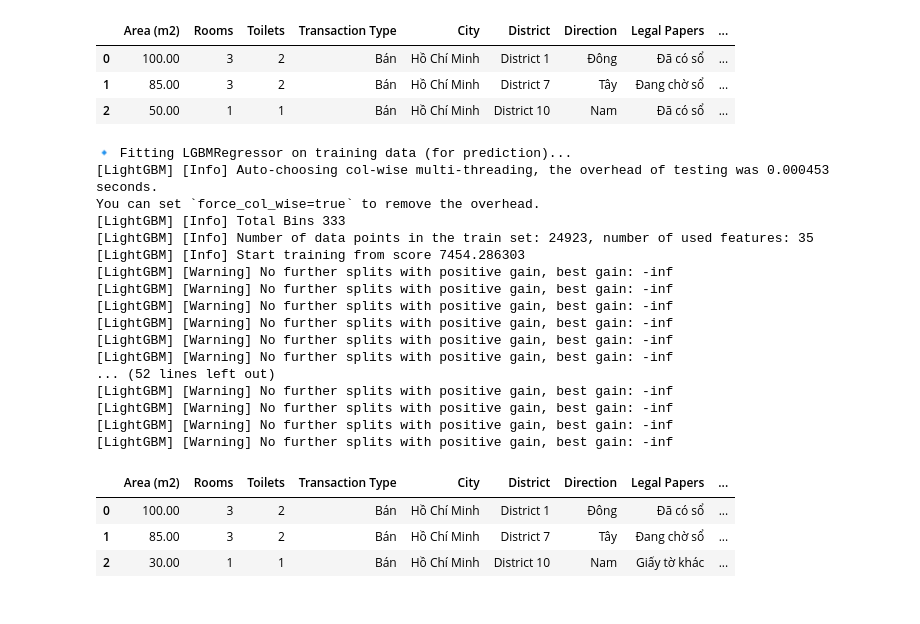
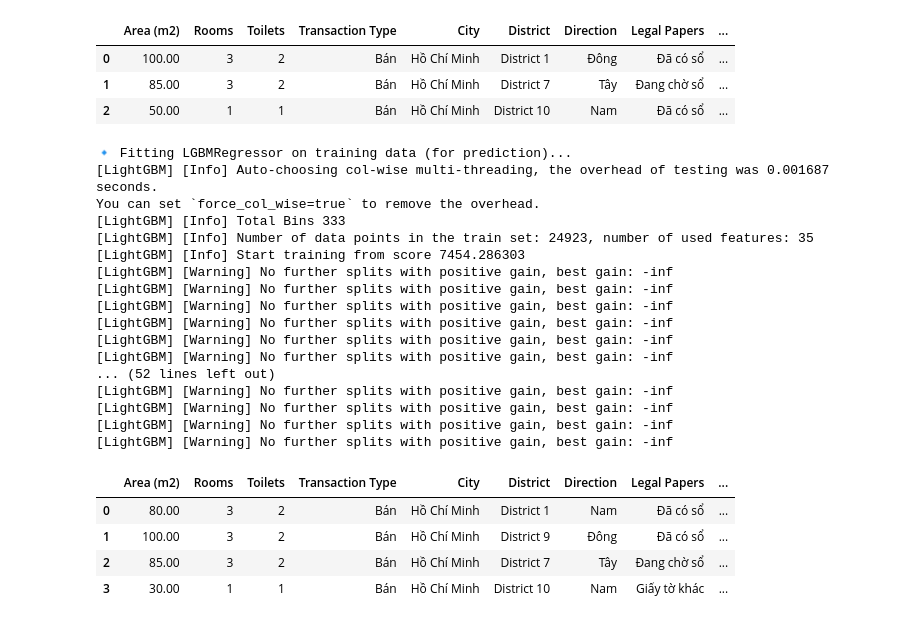
Before and after one commit to MonkeyNerdCoding/Vietnam-House-Price-Prediction, a Jupyter notebook: House_pricing_HCM.ipynb, the cells around one changed output. Cells and saved outputs as stored; diff of their text form; code cells hidden in the pictures.

Commit message:
Add ID for dataframe

```diff
--- a/House_pricing_HCM.ipynb
+++ b/House_pricing_HCM.ipynb
@@ -1026,7 +1041,8 @@ import numpy as np
 from IPython.display import display
 
 sample_data = [
-    {'Area (m2)': 100.0, 'Rooms': 3, 'Toilets': 2, 'Transaction Type': 'Bán', 'City': 'Hồ Chí Minh', 'District': 'District 1', 'Direction': 'Đông', 'Legal Papers': 'Đã có sổ'},
+    {'Area (m2)': 80.0, 'Rooms': 3, 'Toilets': 2, 'Transaction Type': 'Bán', 'City': 'Hồ Chí Minh', 'District': 'District 1', 'Direction': 'Nam', 'Legal Papers': 'Đã có sổ'},
+    {'Area (m2)': 100.0, 'Rooms': 3, 'Toilets': 2, 'Transaction Type': 'Bán', 'City': 'Hồ Chí Minh', 'District': 'District 9', 'Direction': 'Đông', 'Legal Papers': 'Đã có sổ'},
     {'Area (m2)': 85.0,  'Rooms': 3, 'Toilets': 2, 'Transaction Type': 'Bán', 'City': 'Hồ Chí Minh', 'District': 'District 7', 'Direction': 'Tây',  'Legal Papers': 'Đang chờ sổ'},
     {'Area (m2)': 30.0,  'Rooms': 1, 'Toilets': 1, 'Transaction Type': 'Bán', 'City': 'Hồ Chí Minh', 'District': 'District 10', 'Direction': 'Nam', 'Legal Papers': 'Giấy tờ khác'},
 ]
@@ -1049,34 +1065,35 @@ if params:
     except Exception as e:
         print(f"⚠️ Không thể set_params cho {model_name}: {e}")
 
 print(f"🔹 Fitting {model_name} on training data (for prediction)...")
 model.fit(X_train_dense, y_train)
 
 preds = model.predict(sample_processed)
 
 out = sample_df.copy()
 out[f'{model_name} Predicted Price (Million VND)'] = np.round(preds, 2)
 
 display(out)
 # %% [output]
 🔹 Fitting LGBMRegressor on training data (for prediction)...
-[LightGBM] [Info] Auto-choosing col-wise multi-threading, the overhead of testing was 0.000453 seconds.
+[LightGBM] [Info] Auto-choosing col-wise multi-threading, the overhead of testing was 0.001687 seconds.
 You can set `force_col_wise=true` to remove the overhead.
 [LightGBM] [Info] Total Bins 333
 [LightGBM] [Info] Number of data points in the train set: 24923, number of used features: 35
 [LightGBM] [Info] Start training from score 7454.286303
 [LightGBM] [Warning] No further splits with positive gain, best gain: -inf
 [LightGBM] [Warning] No further splits with positive gain, best gain: -inf
 [LightGBM] [Warning] No further splits with positive gain, best gain: -inf
 [LightGBM] [Warning] No further splits with positive gain, best gain: -inf
 [LightGBM] [Warning] No further splits with positive gain, best gain: -inf
 [LightGBM] [Warning] No further splits with positive gain, best gain: -inf
 ... (52 lines left out)
 [LightGBM] [Warning] No further splits with positive gain, best gain: -inf
 [LightGBM] [Warning] No further splits with positive gain, best gain: -inf
 [LightGBM] [Warning] No further splits with positive gain, best gain: -inf
 [LightGBM] [Warning] No further splits with positive gain, best gain: -inf
 |  | Area (m2) | Rooms | Toilets | Transaction Type | City | District | Direction | Legal Papers | ... |
-| 0 | 100.00 | 3 | 2 | Bán | Hồ Chí Minh | District 1 | Đông | Đã có sổ | ... |
-| 1 | 85.00 | 3 | 2 | Bán | Hồ Chí Minh | District 7 | Tây | Đang chờ sổ | ... |
-| 2 | 30.00 | 1 | 1 | Bán | Hồ Chí Minh | District 10 | Nam | Giấy tờ khác | ... |
+| 0 | 80.00 | 3 | 2 | Bán | Hồ Chí Minh | District 1 | Nam | Đã có sổ | ... |
+| 1 | 100.00 | 3 | 2 | Bán | Hồ Chí Minh | District 9 | Đông | Đã có sổ | ... |
+| 2 | 85.00 | 3 | 2 | Bán | Hồ Chí Minh | District 7 | Tây | Đang chờ sổ | ... |
+| 3 | 30.00 | 1 | 1 | Bán | Hồ Chí Minh | District 10 | Nam | Giấy tờ khác | ... |
```
Also changed, not shown: parts of 19 cells of this notebook, 2 other files.
